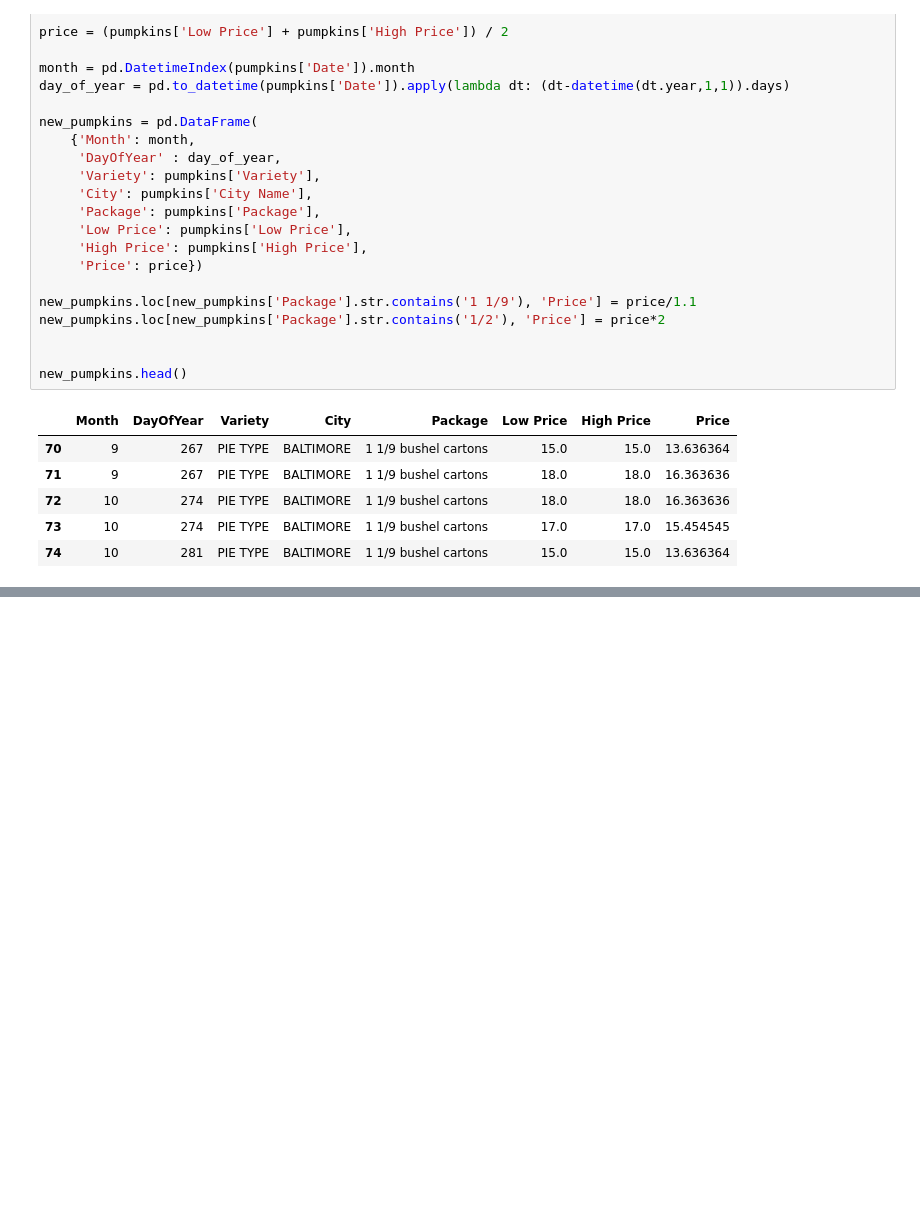
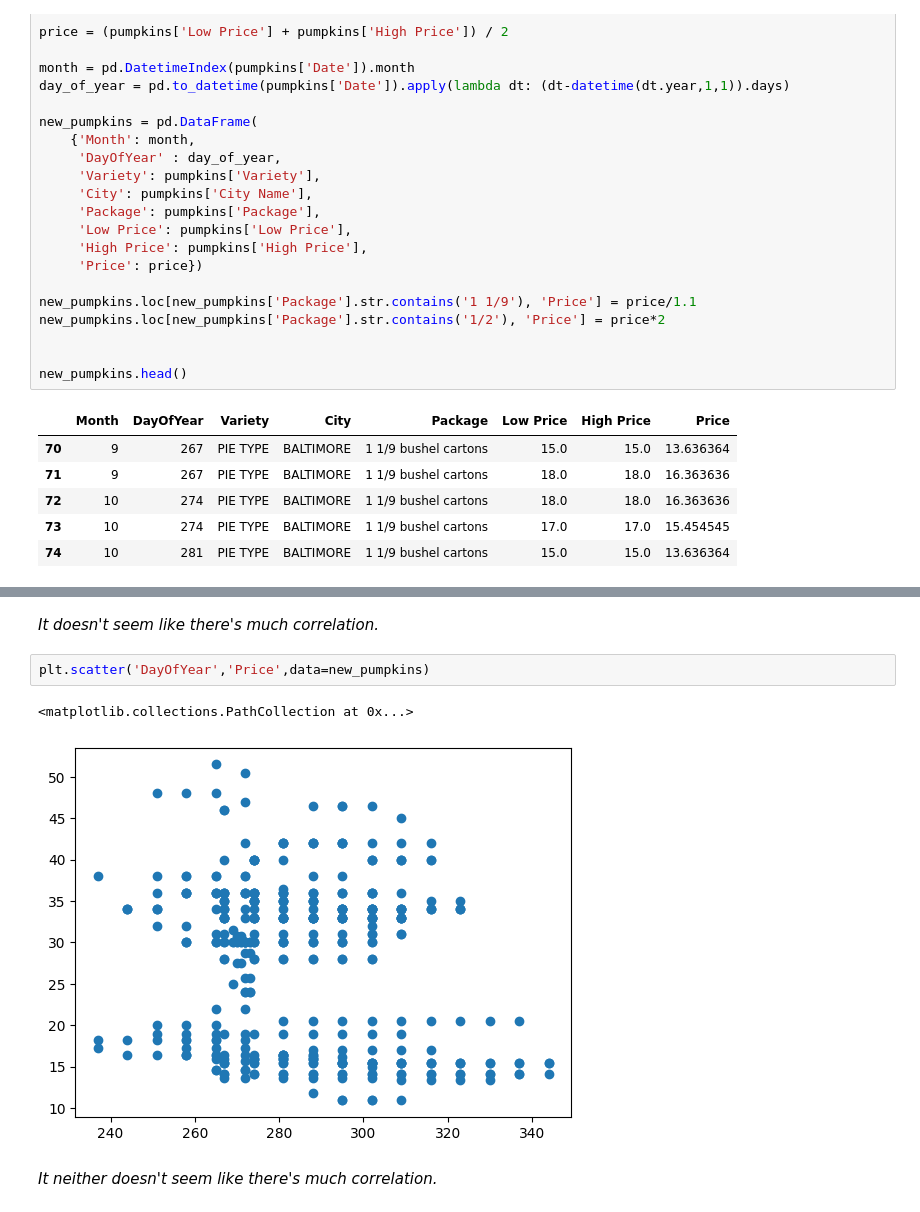
Before and after one commit to AkzechKyla/ML, a Jupyter notebook: 01-Regression/pumpkin2.ipynb, the cells around one changed output, grey strips where cells are left out. Drawn from its saved outputs; the diff is of its cells as text; blank space fills up the shorter version.

```diff
--- a/01-Regression/pumpkin2.ipynb
+++ b/01-Regression/pumpkin2.ipynb
@@ -56,0 +65,9 @@ new_pumpkins.head()
+# %% [markdown]
+*It doesn't seem like there's much correlation.*
+# %%
+plt.scatter('DayOfYear','Price',data=new_pumpkins)
+# %% [output]
+<matplotlib.collections.PathCollection at 0x...>
+[figure, added]
+# %% [markdown]
+*It neither doesn't seem like there's much correlation.*
```
Also changed, not shown: parts of 5 cells of this notebook.
